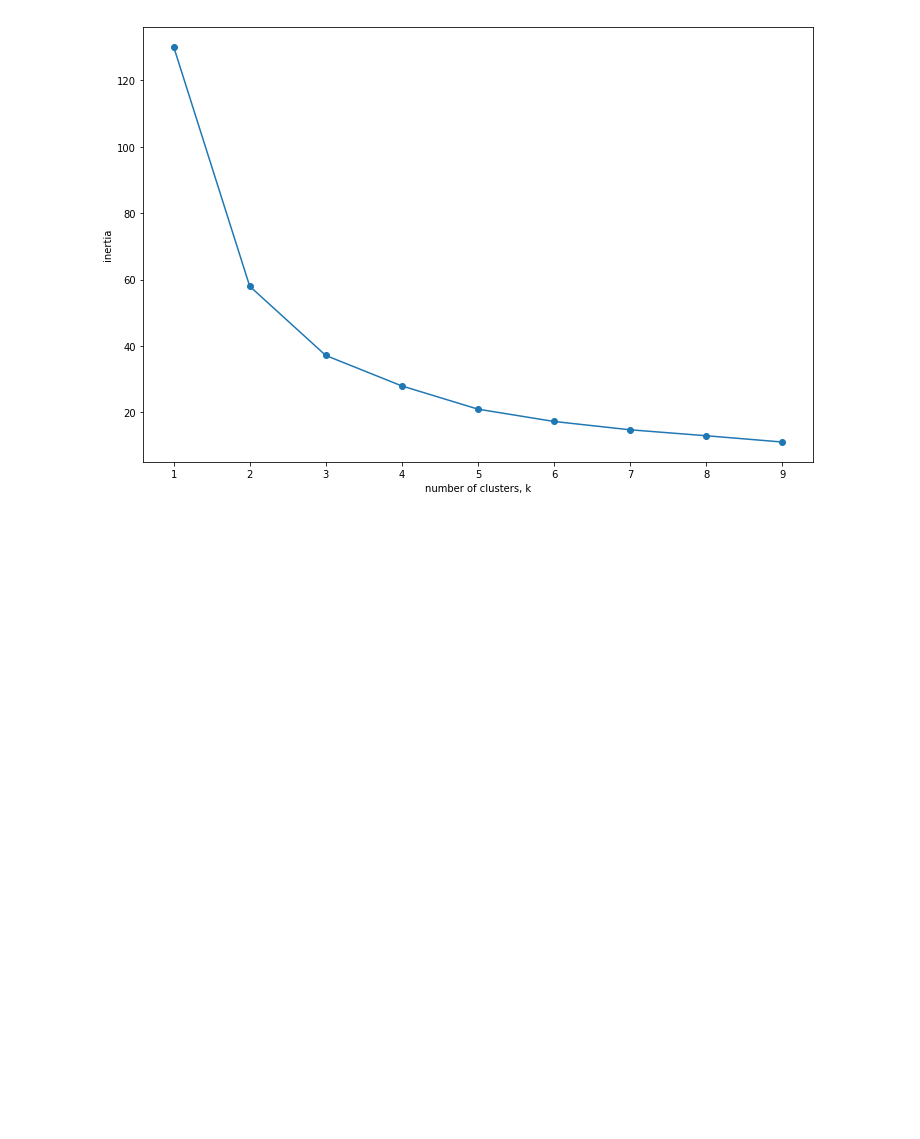
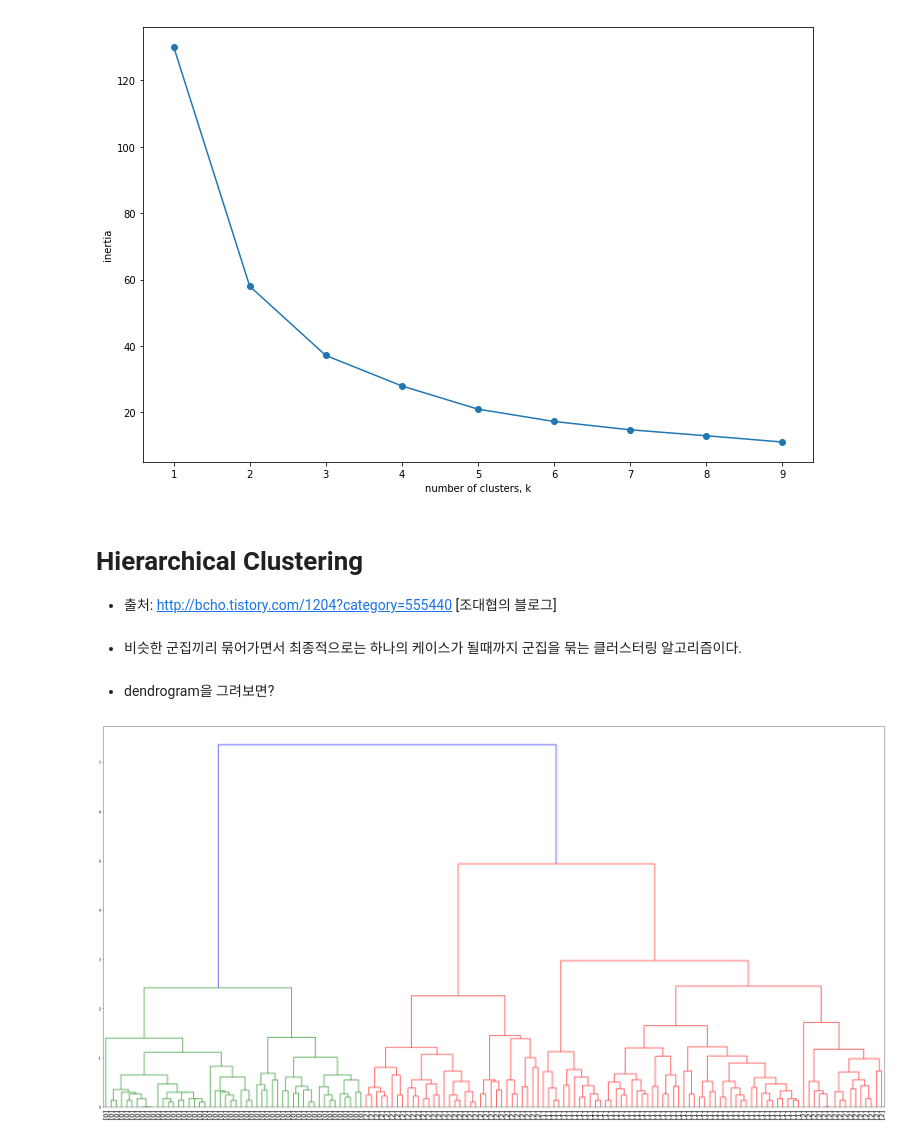
Before and after one commit to The-G/TIL, a Jupyter notebook: Myself_study/python_study/Practice Clustering model.ipynb, the cells around one changed output. Saved outputs shown, nothing was run; the diff lists cells and outputs as text; code cells hidden in the pictures; blank space fills up the shorter version.

Commit message:
practice Hierarchical Clustering

```diff
--- a/Myself_study/python_study/Practice Clustering model.ipynb
+++ b/Myself_study/python_study/Practice Clustering model.ipynb
@@ -236,3 +242,38 @@ plt.xticks(ks)
 plt.show()
 # %% [output]
 [figure]
+# %% [markdown]
+# Hierarchical Clustering
+- 출처: http://bcho.tistory.com/1204?category=555440 [조대협의 블로그]
+# %% [markdown]
+- 비슷한 군집끼리 묶어가면서 최종적으로는 하나의 케이스가 될때까지 군집을 묶는 클러스터링 알고리즘이다.
+# %%
+from sklearn import datasets
+import pandas as pd
+iris = datasets.load_iris()
+# %%
+labels = pd.DataFrame(iris.target)
+labels.columns=['labels']
+data = pd.DataFrame(iris.data)
+data.columns=['Sepal length','Sepal width','Petal length','Petal width']
+data = pd.concat([data,labels],axis=1)
+# %% [markdown]
+- dendrogram을 그려보면?
+# %%
+# Perform the necessary imports
+from scipy.cluster.hierarchy import linkage, dendrogram
+import matplotlib.pyplot as plt
+
+# Calculate the linkage: mergings
+mergings = linkage(data,method='complete')
+
+# Plot the dendrogram, using varieties as labels
+plt.figure(figsize=(40,20))
+dendrogram(mergings,
+           labels = labels.as_matrix(columns=['labels']),
+           leaf_rotation=90,
+           leaf_font_size=20,
+)
+plt.show()
+# %% [output]
+[figure, added]
```
Also changed, not shown: parts of 8 cells of this notebook, 1 other file.
